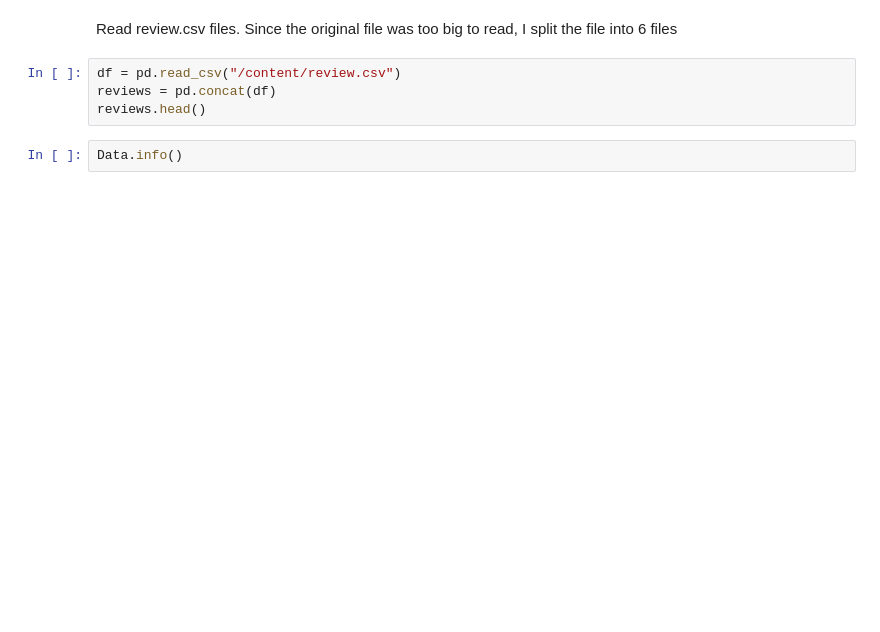
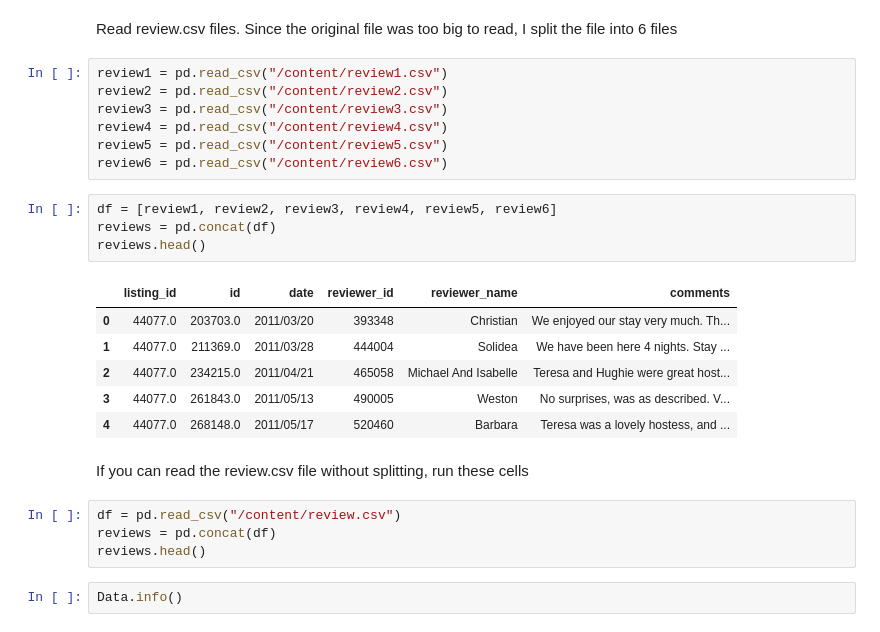
Before and after one commit to STEPHAN-EOM/AirBNB_Sentiment_Analysis, a Jupyter notebook: sentiment_analysis.ipynb, the cells around one changed output. Drawn from its saved outputs; the diff is of its cells as text; blank space fills up the shorter version.

```diff
--- a/sentiment_analysis.ipynb
+++ b/sentiment_analysis.ipynb
@@ -53,5 +69,25 @@ Data.head()
 # %% [markdown]
 Read review.csv files. Since the original file was too big to read, I split the file into 6 files
+# %%
+review1 = pd.read_csv("/content/review1.csv")
+review2 = pd.read_csv("/content/review2.csv")
+review3 = pd.read_csv("/content/review3.csv")
+review4 = pd.read_csv("/content/review4.csv")
+review5 = pd.read_csv("/content/review5.csv")
+review6 = pd.read_csv("/content/review6.csv")
+# %%
+df = [review1, review2, review3, review4, review5, review6]
+reviews = pd.concat(df)
+reviews.head()
+# %% [output]
+|  | listing_id | id | date | reviewer_id | reviewer_name | comments |
+| 0 | 44077.0 | 203703.0 | 2011/03/20 | 393348 | Christian | We enjoyed our stay very much. Th... |
+| 1 | 44077.0 | 211369.0 | 2011/03/28 | 444004 | Solidea | We have been here 4 nights. Stay ... |
+| 2 | 44077.0 | 234215.0 | 2011/04/21 | 465058 | Michael And Isabelle | Teresa and Hughie were great host... |
+| 3 | 44077.0 | 261843.0 | 2011/05/13 | 490005 | Weston | No surprises, was as described. V... |
+| 4 | 44077.0 | 268148.0 | 2011/05/17 | 520460 | Barbara | Teresa was a lovely hostess, and ... |
+# %% [markdown]
+If you can read the review.csv file without splitting, run these cells
 # %%
 df = pd.read_csv("/content/review.csv")
 reviews = pd.concat(df)
```
Also changed, not shown: parts of 47 cells of this notebook.
